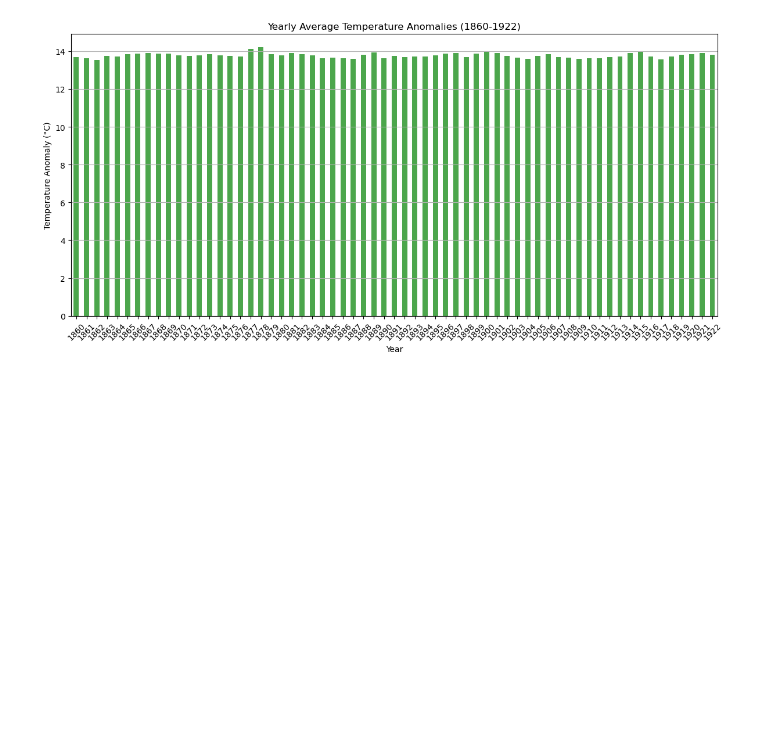
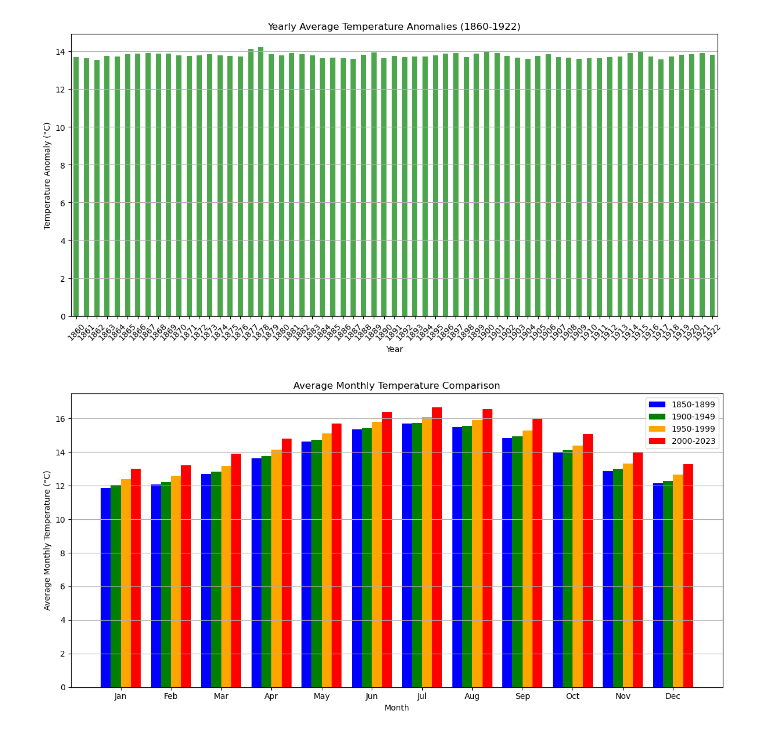
Before and after one commit to davidpaul24/CFR-2024, a Jupyter notebook: module_climate/00_intro_to_climate_answers.ipynb, the cells around one changed output. Drawn from its saved outputs; the diff is of its cells as text; code cells hidden in the pictures; blank space fills up the shorter version.

Commit message:
updated bar graphs

```diff
--- a/module_climate/00_intro_to_climate_answers.ipynb
+++ b/module_climate/00_intro_to_climate_answers.ipynb
@@ -318,3 +318,41 @@ Try using .loc[row_indexer,col_indexer] = value instead
 See the caveats in the documentation: https://pandas.pydata.org/pandas-docs/stable/user_guide/indexing.html#returning-a-view-versus-a-copy
   gast_filtered['Year'] = pd.to_datetime(gast_filtered['Year'], format='%Y')
 [figure]
+# %%
+# Function to plot bar chart of average monthly temperatures for different time periods
+def plot_monthly_comparison(gast):
+    # Filter data for each time period
+    gast_1850_1899 = gast[(gast['Year'] >= 1850) & (gast['Year'] <= 1899)]
+    gast_1900_1949 = gast[(gast['Year'] >= 1900) & (gast['Year'] <= 1949)]
+    gast_1950_1999 = gast[(gast['Year'] >= 1950) & (gast['Year'] <= 1999)]
+    gast_2000_2023 = gast[(gast['Year'] >= 2000) & (gast['Year'] <= 2023)]
+
+    # Calculate average monthly temperatures for each time period
+    monthly_means_1850_1899 = gast_1850_1899.groupby('Month')['Monthly Average'].mean()
+    monthly_means_1900_1949 = gast_1900_1949.groupby('Month')['Monthly Average'].mean()
+    monthly_means_1950_1999 = gast_1950_1999.groupby('Month')['Monthly Average'].mean()
+    monthly_means_2000_2023 = gast_2000_2023.groupby('Month')['Monthly Average'].mean()
+
+    # Plotting the bar chart
+    plt.figure(figsize=(12, 6))
+
+    # Plotting each time period with different colors
+    plt.bar(monthly_means_1850_1899.index - 0.3, monthly_means_1850_1899.values, width=0.2, color='blue', label='1850-1899')
+    plt.bar(monthly_means_1900_1949.index - 0.1, monthly_means_1900_1949.values, width=0.2, color='green', label='1900-1949')
+    plt.bar(monthly_means_1950_1999.index + 0.1, monthly_means_1950_1999.values, width=0.2, color='orange', label='1950-1999')
+    plt.bar(monthly_means_2000_2023.index + 0.3, monthly_means_2000_2023.values, width=0.2, color='red', label='2000-2023')
+
+    # Customizing the plot
+    plt.title('Average Monthly Temperature Comparison')
+    plt.xlabel('Month')
+    plt.ylabel('Average Monthly Temperature (°C)')
+    plt.xticks(range(1, 13), ['Jan', 'Feb', 'Mar', 'Apr', 'May', 'Jun', 'Jul', 'Aug', 'Sep', 'Oct', 'Nov', 'Dec'])
+    plt.legend()
+    plt.grid(axis='y')
+    plt.tight_layout()
+    plt.show()
+
+# Example: Plotting the comparison for all time periods
+plot_monthly_comparison(gast)
+# %% [output]
+[figure, added]
```
